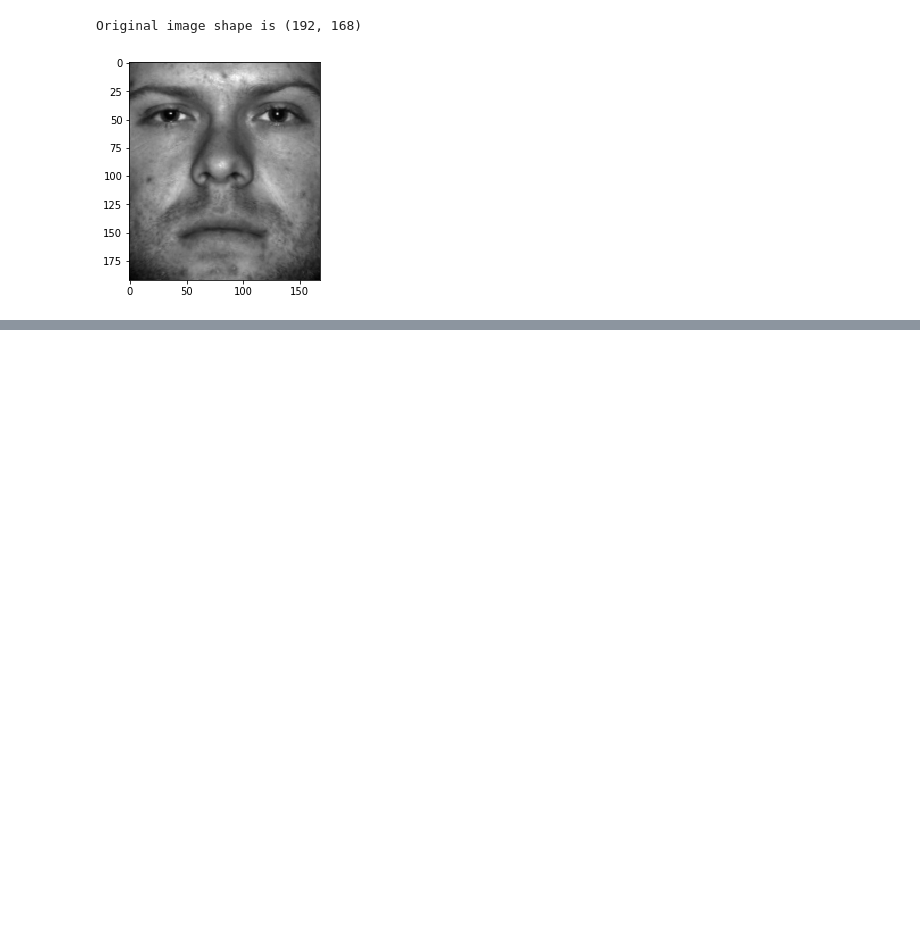
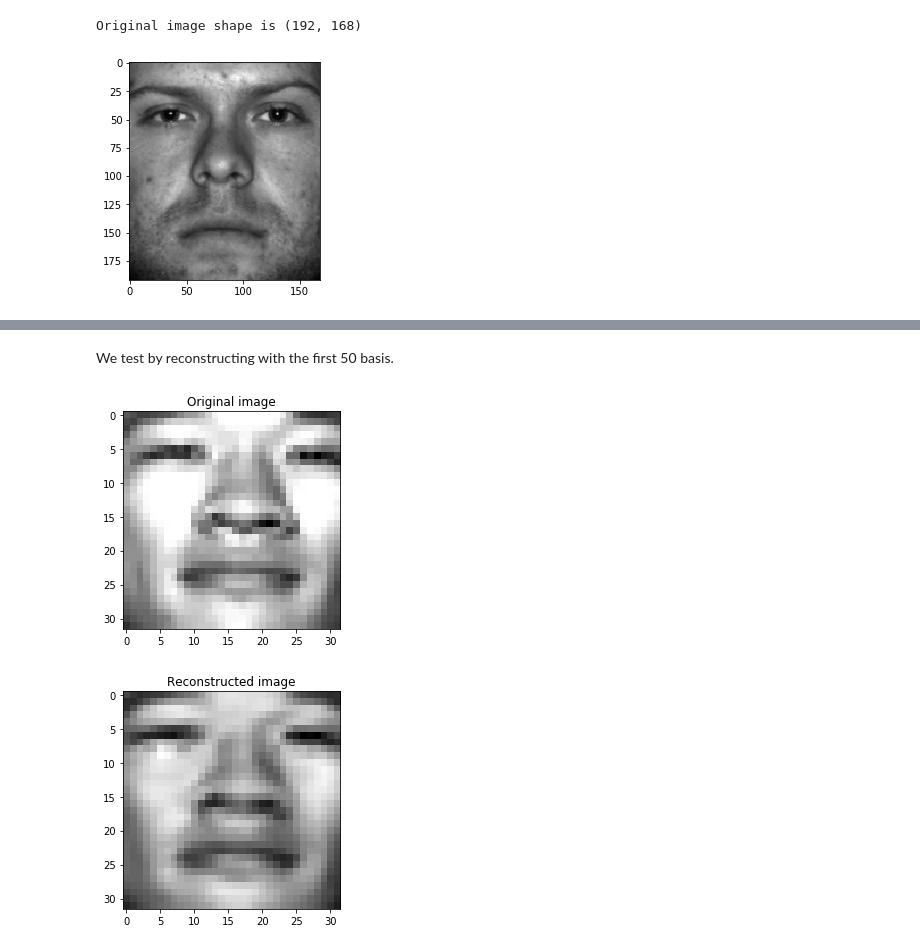
Before and after one commit to RLee-xy/Facial-Recognition-1, a Jupyter notebook: demo.ipynb, the cells around one changed output, grey strips where cells are left out. Cells and saved outputs as stored; diff of their text form; code cells hidden in the pictures; blank space fills up the shorter version.

```diff
--- a/demo.ipynb
+++ b/demo.ipynb
@@ -264,0 +101,4 @@ Model saved to models/resnet.pth
+# %%
+# dataset (flattened, normalized to [-1, 1])
+train_set_flat = ExtendedYaleFace(root="data/CroppedYale", image_shape=[32, 32], flatten=True, normalize=True, train=True)
+test_set_flat = ExtendedYaleFace(root="data/CroppedYale", image_shape=[32, 32], flatten=True, normalize=True, test=True)
@@ -264,0 +107,12 @@ Model saved to models/resnet.pth
+# %%
+# fit PCA
+pca = pca_fit(train_set_flat)
+save_model(pca, "models/pca.pkl")
+
+# plot variance ratio
+plt.figure(figsize=(12, 8))
+plt.title("Variance ratio for PCA")
+plt.bar(np.arange(len(pca.explained_variance_ratio_)), pca.explained_variance_ratio_)
+plt.xlabel("feature index")
+plt.ylabel("variance ratio")
+plt.show()
@@ -264,0 +125,10 @@ Model saved to models/resnet.pth
+# %%
+# store features
+X_train['pca'] = pca_transform(pca, train_set_flat)[:, 0:50]
+X_test['pca'] = pca_transform(pca, test_set_flat)[:, 0:50]
+
+eigenfaces = pca.components_.reshape(-1, 32, 32)
+
+for i in range(10):
+    plt.imshow(eigenfaces[i], cmap='gray')
+    plt.show()
@@ -264,0 +148,20 @@ Model saved to models/resnet.pth
+# %% [markdown]
+We test by reconstructing with the first 50 basis.
+# %%
+# original image
+imgs, _ = next(iter(test_loader))
+img_original = imgs[0]
+plt.title("Original image")
+plt.imshow(img_original.squeeze().numpy().reshape(32, 32), cmap='gray')
+plt.show()
+
+# reconstructed image
+img_reconstructed = pca.mean_.reshape(32, 32)
+for i in range(X_test['pca'].shape[1]):
+    img_reconstructed += X_test['pca'][0, i] * eigenfaces[i]
+plt.title("Reconstructed image")
+plt.imshow(img_reconstructed, cmap='gray')
+plt.show()
+# %% [output]
+[figure, added]
+[figure, added]
```
Also changed, not shown: parts of 67 cells of this notebook, 17 other files.
